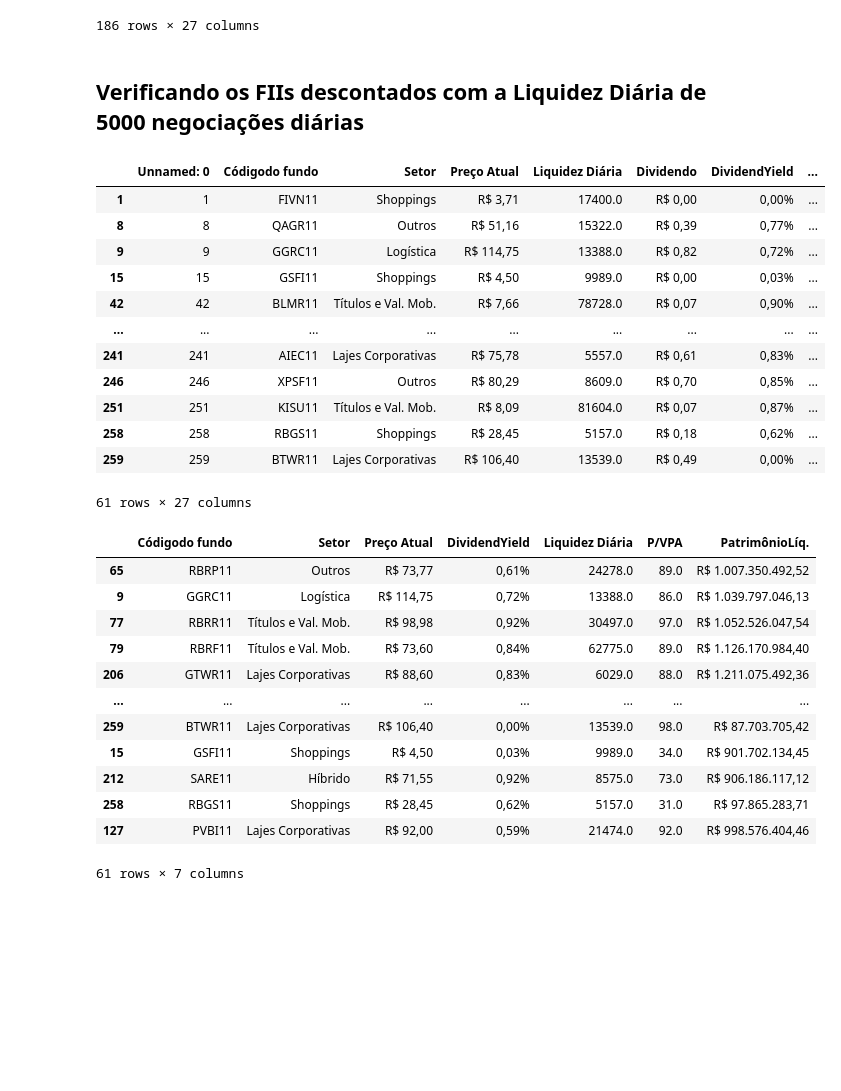
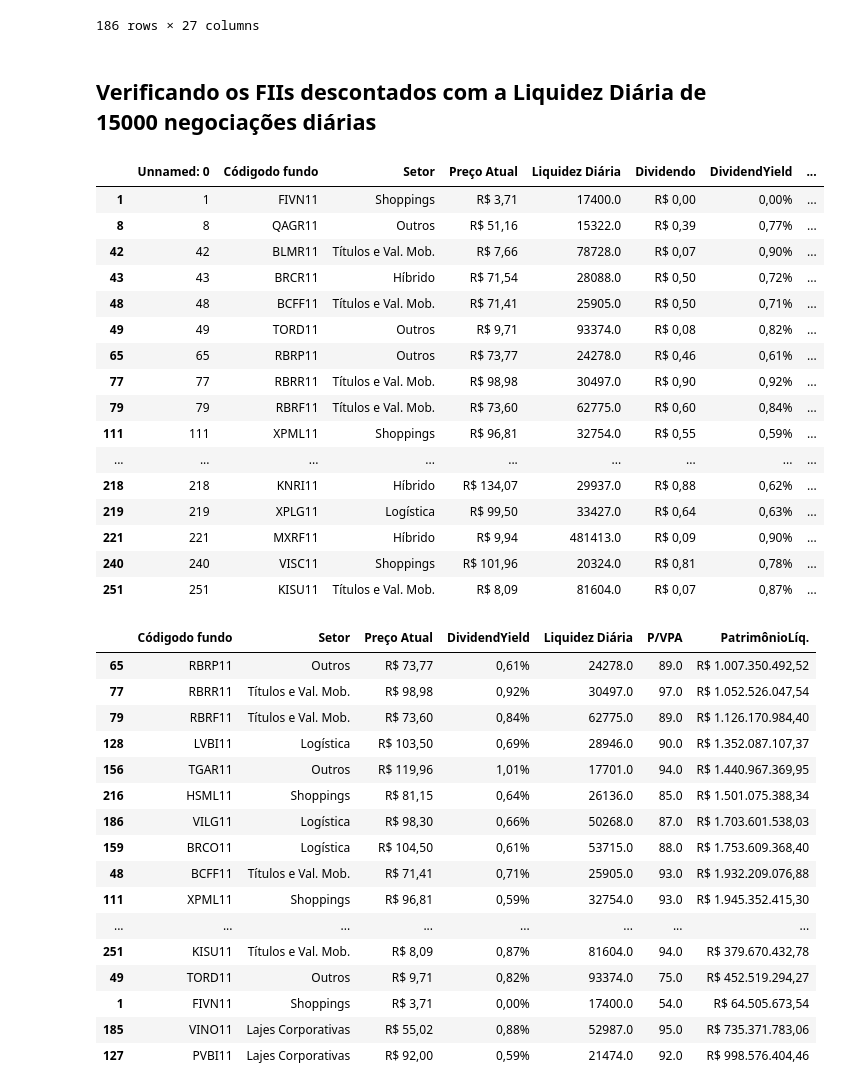
Before and after one commit to fgsantosti/AlgoritmoseProgramacao, a Jupyter notebook: Fundos_Imobiliarios_Analise_de_Dados.ipynb, the cells around one changed output. Cells and saved outputs as stored; diff of their text form; code cells hidden in the pictures; blank space fills up the shorter version.

```diff
--- a/Fundos_Imobiliarios_Analise_de_Dados.ipynb
+++ b/Fundos_Imobiliarios_Analise_de_Dados.ipynb
@@ -183,24 +188,28 @@ fiis_descontados
 | 267 | 267 | BBRC11 | Outros | R$ 106,00 | 1124.0 | R$ 0,92 | 0,84% | ... |
 186 rows × 27 columns
 # %% [markdown]
-## Verificando os FIIs descontados com a Liquidez Diária de 5000 negociações diárias
+## Verificando os FIIs descontados com a Liquidez Diária de 15000 negociações diárias
 # %%
-fiis_descontados_ld5000 = fiis_descontados[fiis_descontados['Liquidez Diária']>5000]
+fiis_descontados_ld5000 = fiis_descontados[fiis_descontados['Liquidez Diária']>15000]
 fiis_descontados_ld5000
 # %% [output]
 |  | Unnamed: 0 | Códigodo fundo | Setor | Preço Atual | Liquidez Diária | Dividendo | DividendYield | ... |
 | 1 | 1 | FIVN11 | Shoppings | R$ 3,71 | 17400.0 | R$ 0,00 | 0,00% | ... |
 | 8 | 8 | QAGR11 | Outros | R$ 51,16 | 15322.0 | R$ 0,39 | 0,77% | ... |
-| 9 | 9 | GGRC11 | Logística | R$ 114,75 | 13388.0 | R$ 0,82 | 0,72% | ... |
-| 15 | 15 | GSFI11 | Shoppings | R$ 4,50 | 9989.0 | R$ 0,00 | 0,03% | ... |
 | 42 | 42 | BLMR11 | Títulos e Val. Mob. | R$ 7,66 | 78728.0 | R$ 0,07 | 0,90% | ... |
+| 43 | 43 | BRCR11 | Híbrido | R$ 71,54 | 28088.0 | R$ 0,50 | 0,72% | ... |
+| 48 | 48 | BCFF11 | Títulos e Val. Mob. | R$ 71,41 | 25905.0 | R$ 0,50 | 0,71% | ... |
+| 49 | 49 | TORD11 | Outros | R$ 9,71 | 93374.0 | R$ 0,08 | 0,82% | ... |
+| 65 | 65 | RBRP11 | Outros | R$ 73,77 | 24278.0 | R$ 0,46 | 0,61% | ... |
+| 77 | 77 | RBRR11 | Títulos e Val. Mob. | R$ 98,98 | 30497.0 | R$ 0,90 | 0,92% | ... |
+| 79 | 79 | RBRF11 | Títulos e Val. Mob. | R$ 73,60 | 62775.0 | R$ 0,60 | 0,84% | ... |
+| 111 | 111 | XPML11 | Shoppings | R$ 96,81 | 32754.0 | R$ 0,55 | 0,59% | ... |
 | ... | ... | ... | ... | ... | ... | ... | ... | ... |
-| 241 | 241 | AIEC11 | Lajes Corporativas | R$ 75,78 | 5557.0 | R$ 0,61 | 0,83% | ... |
-| 246 | 246 | XPSF11 | Outros | R$ 80,29 | 8609.0 | R$ 0,70 | 0,85% | ... |
+| 218 | 218 | KNRI11 | Híbrido | R$ 134,07 | 29937.0 | R$ 0,88 | 0,62% | ... |
+| 219 | 219 | XPLG11 | Logística | R$ 99,50 | 33427.0 | R$ 0,64 | 0,63% | ... |
+| 221 | 221 | MXRF11 | Híbrido | R$ 9,94 | 481413.0 | R$ 0,09 | 0,90% | ... |
+| 240 | 240 | VISC11 | Shoppings | R$ 101,96 | 20324.0 | R$ 0,81 | 0,78% | ... |
 | 251 | 251 | KISU11 | Títulos e Val. Mob. | R$ 8,09 | 81604.0 | R$ 0,07 | 0,87% | ... |
-| 258 | 258 | RBGS11 | Shoppings | R$ 28,45 | 5157.0 | R$ 0,18 | 0,62% | ... |
-| 259 | 259 | BTWR11 | Lajes Corporativas | R$ 106,40 | 13539.0 | R$ 0,49 | 0,00% | ... |
-61 rows × 27 columns
 # %%
 #fiis_descontados_ld5000['Liquidez Diária']
 #fiis_descontados_ld5000['P/VPA']
@@ -209,14 +218,18 @@ s.sort_values(by='PatrimônioLíq.')
 # %% [output]
 |  | Códigodo fundo | Setor | Preço Atual | DividendYield | Liquidez Diária | P/VPA | PatrimônioLíq. |
 | 65 | RBRP11 | Outros | R$ 73,77 | 0,61% | 24278.0 | 89.0 | R$ 1.007.350.492,52 |
-| 9 | GGRC11 | Logística | R$ 114,75 | 0,72% | 13388.0 | 86.0 | R$ 1.039.797.046,13 |
 | 77 | RBRR11 | Títulos e Val. Mob. | R$ 98,98 | 0,92% | 30497.0 | 97.0 | R$ 1.052.526.047,54 |
 | 79 | RBRF11 | Títulos e Val. Mob. | R$ 73,60 | 0,84% | 62775.0 | 89.0 | R$ 1.126.170.984,40 |
-| 206 | GTWR11 | Lajes Corporativas | R$ 88,60 | 0,83% | 6029.0 | 88.0 | R$ 1.211.075.492,36 |
+| 128 | LVBI11 | Logística | R$ 103,50 | 0,69% | 28946.0 | 90.0 | R$ 1.352.087.107,37 |
+| 156 | TGAR11 | Outros | R$ 119,96 | 1,01% | 17701.0 | 94.0 | R$ 1.440.967.369,95 |
+| 216 | HSML11 | Shoppings | R$ 81,15 | 0,64% | 26136.0 | 85.0 | R$ 1.501.075.388,34 |
+| 186 | VILG11 | Logística | R$ 98,30 | 0,66% | 50268.0 | 87.0 | R$ 1.703.601.538,03 |
+| 159 | BRCO11 | Logística | R$ 104,50 | 0,61% | 53715.0 | 88.0 | R$ 1.753.609.368,40 |
+| 48 | BCFF11 | Títulos e Val. Mob. | R$ 71,41 | 0,71% | 25905.0 | 93.0 | R$ 1.932.209.076,88 |
+| 111 | XPML11 | Shoppings | R$ 96,81 | 0,59% | 32754.0 | 93.0 | R$ 1.945.352.415,30 |
 | ... | ... | ... | ... | ... | ... | ... | ... |
-| 259 | BTWR11 | Lajes Corporativas | R$ 106,40 | 0,00% | 13539.0 | 98.0 | R$ 87.703.705,42 |
-| 15 | GSFI11 | Shoppings | R$ 4,50 | 0,03% | 9989.0 | 34.0 | R$ 901.702.134,45 |
-| 212 | SARE11 | Híbrido | R$ 71,55 | 0,92% | 8575.0 | 73.0 | R$ 906.186.117,12 |
-| 258 | RBGS11 | Shoppings | R$ 28,45 | 0,62% | 5157.0 | 31.0 | R$ 97.865.283,71 |
+| 251 | KISU11 | Títulos e Val. Mob. | R$ 8,09 | 0,87% | 81604.0 | 94.0 | R$ 379.670.432,78 |
+| 49 | TORD11 | Outros | R$ 9,71 | 0,82% | 93374.0 | 75.0 | R$ 452.519.294,27 |
+| 1 | FIVN11 | Shoppings | R$ 3,71 | 0,00% | 17400.0 | 54.0 | R$ 64.505.673,54 |
+| 185 | VINO11 | Lajes Corporativas | R$ 55,02 | 0,88% | 52987.0 | 95.0 | R$ 735.371.783,06 |
 | 127 | PVBI11 | Lajes Corporativas | R$ 92,00 | 0,59% | 21474.0 | 92.0 | R$ 998.576.404,46 |
-61 rows × 7 columns
```
Also changed, not shown: parts of 8 cells of this notebook.
